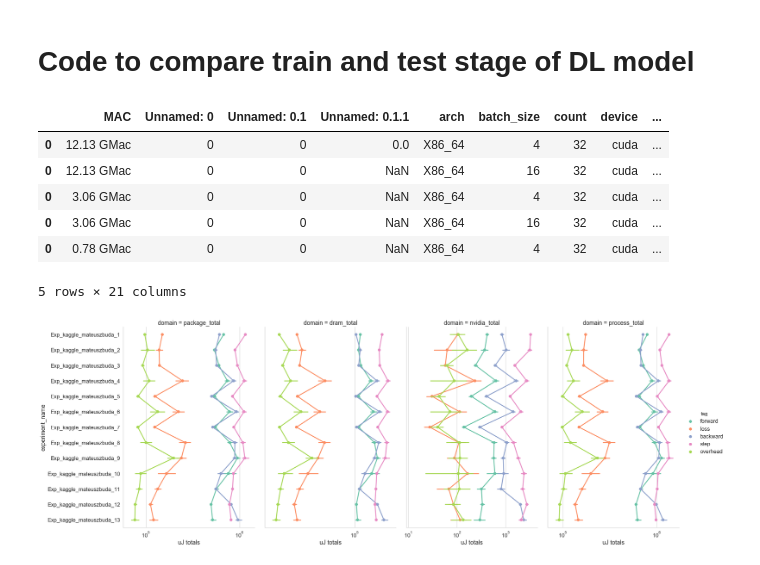
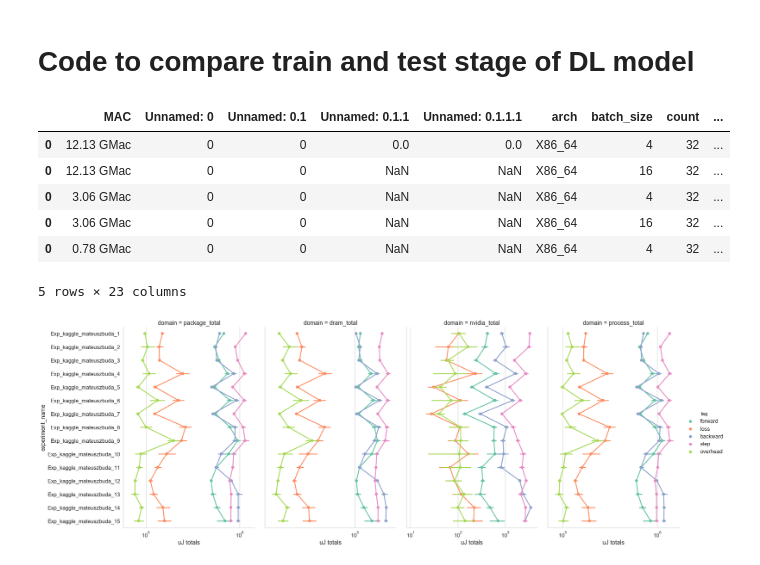
Before and after one commit to neurodatascience/watts_up_compute, a Jupyter notebook: notebooks/6_compare_DL_stages.ipynb, the cells around one changed output. Saved outputs shown, nothing was run; the diff lists cells and outputs as text; code cells hidden in the pictures.

```diff
--- a/notebooks/6_compare_DL_stages.ipynb
+++ b/notebooks/6_compare_DL_stages.ipynb
@@ -18,44 +18,51 @@ ml_dir = '{}ml/'.format(project_dir)
 results_dir = '{}results/Exp_kaggle/'.format(project_dir)
 # %%
 # experiment_names = ['Exp_pytorch_cifar','Exp_kaggle_mateuszbuda','Exp_kaggle_mateuszbuda_pruned']
-exp_idx = range(1,14)
+exp_idx = range(1,16)
 experiment_names = ['Exp_kaggle_mateuszbuda_{}'.format(i) for i in exp_idx] #['Exp_kaggle_mateuszbuda','Exp_kaggle_mateuszbuda_pruned']
 
 devices = ['cuda']
 
 jcols = ['experiment_name','device','tag','duration','package_total','dram_total','nvidia_total','process_total']
 exp_config_df_concat = pd.DataFrame()
 epoch_df_concat = pd.DataFrame()
 joules_df_concat = pd.DataFrame()
 for exp_name in experiment_names:
     for device in devices:
         exp_config_csv = '{}{}/{}/experiment_config.csv'.format(results_dir,exp_name,device)
         epoch_csv = '{}{}/{}/epoch.csv'.format(results_dir,exp_name,device)
+        iter_csv = '{}{}/{}/iter.csv'.format(results_dir, exp_name, device)
         joules_csv = '{}{}/{}/joules.csv'.format(results_dir,exp_name,device)
 
+        # Calculate how many times model was saved (i/o)
+        # Consistently large ops for small batch sizes, but pretty similar across model sizes - does not explain joules preformance.
+        iter_df = pd.read_csv(iter_csv)
+        model_save_ops = np.sum(iter_df['valid_loss'].diff() < 0)
+
         exp_config_df = pd.read_csv(exp_config_csv)
+        exp_config_df['model_save_ops'] = model_save_ops
+
         exp_config_df_concat = exp_config_df_concat.append(exp_config_df)
 
         epoch_df = pd.read_csv(epoch_csv)
         epoch_df['experiment_name'] = exp_name
         epoch_df['device'] = device
         epoch_df_concat = epoch_df_concat.append(epoch_df)
 
-
         joules_df = read_joules(joules_csv,device)
         joules_df['experiment_name'] = exp_name
         joules_df_concat = joules_df_concat.append(joules_df[jcols])
 
 
 exp_config_df_concat.head()
 # %% [output]
-|  | MAC | Unnamed: 0 | Unnamed: 0.1 | Unnamed: 0.1.1 | arch | batch_size | count | device | ... |
-| 0 | 12.13 GMac | 0 | 0 | 0.0 | X86_64 | 4 | 32 | cuda | ... |
-| 0 | 12.13 GMac | 0 | 0 | NaN | X86_64 | 16 | 32 | cuda | ... |
-| 0 | 3.06 GMac | 0 | 0 | NaN | X86_64 | 4 | 32 | cuda | ... |
-| 0 | 3.06 GMac | 0 | 0 | NaN | X86_64 | 16 | 32 | cuda | ... |
-| 0 | 0.78 GMac | 0 | 0 | NaN | X86_64 | 4 | 32 | cuda | ... |
+|  | MAC | Unnamed: 0 | Unnamed: 0.1 | Unnamed: 0.1.1 | Unnamed: 0.1.1.1 | arch | batch_size | count | ... |
+| 0 | 12.13 GMac | 0 | 0 | 0.0 | 0.0 | X86_64 | 4 | 32 | ... |
+| 0 | 12.13 GMac | 0 | 0 | NaN | NaN | X86_64 | 16 | 32 | ... |
+| 0 | 3.06 GMac | 0 | 0 | NaN | NaN | X86_64 | 4 | 32 | ... |
+| 0 | 3.06 GMac | 0 | 0 | NaN | NaN | X86_64 | 16 | 32 | ... |
+| 0 | 0.78 GMac | 0 | 0 | NaN | NaN | X86_64 | 4 | 32 | ... |
-5 rows × 21 columns
+5 rows × 23 columns
 # %%
 plot_df = joules_df_concat.copy()
 plot_df = plot_df[plot_df['device']=='cuda']
@@ -67,4 +74,4 @@ with sns.axes_style("whitegrid"):
     g = sns.catplot(y='experiment_name',x='uJ totals', hue='tag', col='domain', kind='point', data=plot_df, palette='Set2',height=10, aspect=0.7, sharex=False)
     g.set(xscale="log")
 # %% [output]
-[figure, old version]
+[figure, new version]
```
Also changed, not shown: parts of 7 cells of this notebook, 3 other files.
